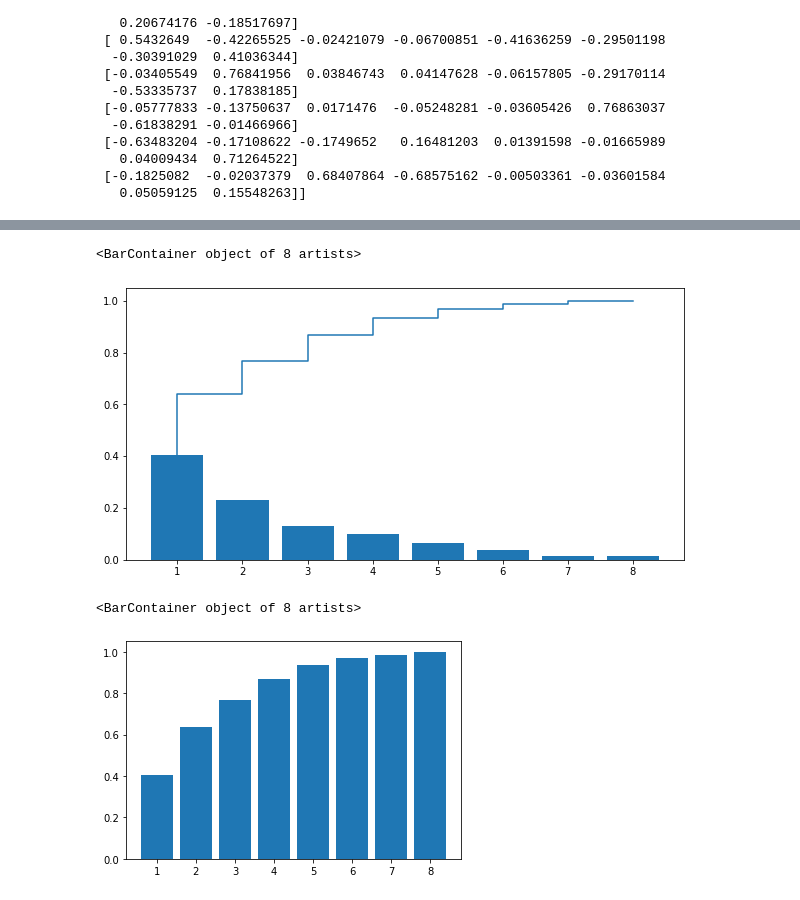
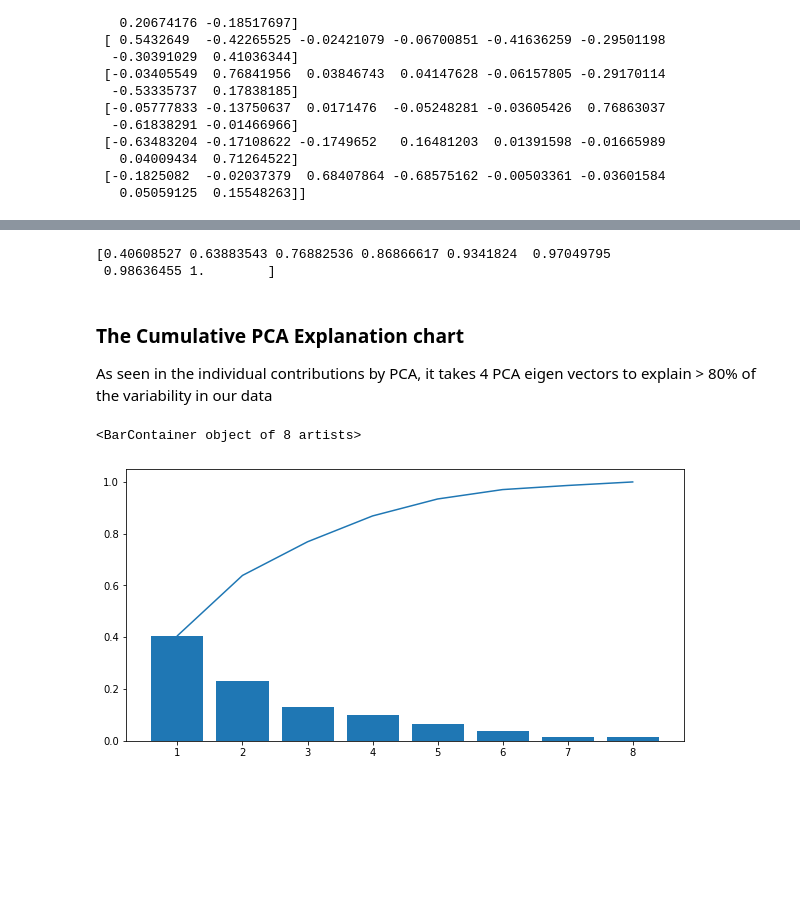
Before and after one commit to allenmiller17/SMU_7331_ML1_Project_1, a Jupyter notebook: Project 1 Final Write Up.ipynb, the cells around one changed output, grey strips where cells are left out. Saved outputs shown, nothing was run; the diff lists cells and outputs as text; code cells hidden in the pictures; blank space fills up the shorter version.

```diff
--- a/Project 1 Final Write Up.ipynb
+++ b/Project 1 Final Write Up.ipynb
@@ -21,8 +21,6 @@ pdata = pd.read_csv("airbnb.csv")
 #### Write Up
 # %%
 #Code
-# %%
-pdata = pdata.fillna(pdata.median())
 # %% [markdown]
 ### Data Meaning Type
 # %% [markdown]
@@ -277,12 +283,16 @@ print(cum_varianceExplained)
+# %%
+print(cum_varianceExplained)
+# %% [output]
+[0.40608527 0.63883543 0.76882536 0.86866617 0.9341824  0.97049795
+ 0.98636455 1.        ]
+# %% [markdown]
+### The Cumulative PCA Explanation chart
+
+As seen in the individual contributions by  PCA, it takes 4 PCA eigen vectors to explain > 80% of the variability in our data
 # %%
 plt.figure(figsize=(10,5))
-plt.step(range(1,varianceExplained.size+1),cum_varianceExplained, label='')
+plt.plot(range(1,varianceExplained.size+1),cum_varianceExplained, label='')
 plt.bar(range(1,cum_varianceExplained.size+1),varianceExplained, label='')
 # %% [output]
 <BarContainer object of 8 artists>
-[figure, old version]
+[figure, new version]
-# %%
-plt.bar(range(1,cum_varianceExplained.size+1),cum_varianceExplained)
-# %% [output]
-<BarContainer object of 8 artists>
-[figure, removed]
```
Also changed, not shown: parts of 21 cells of this notebook.
